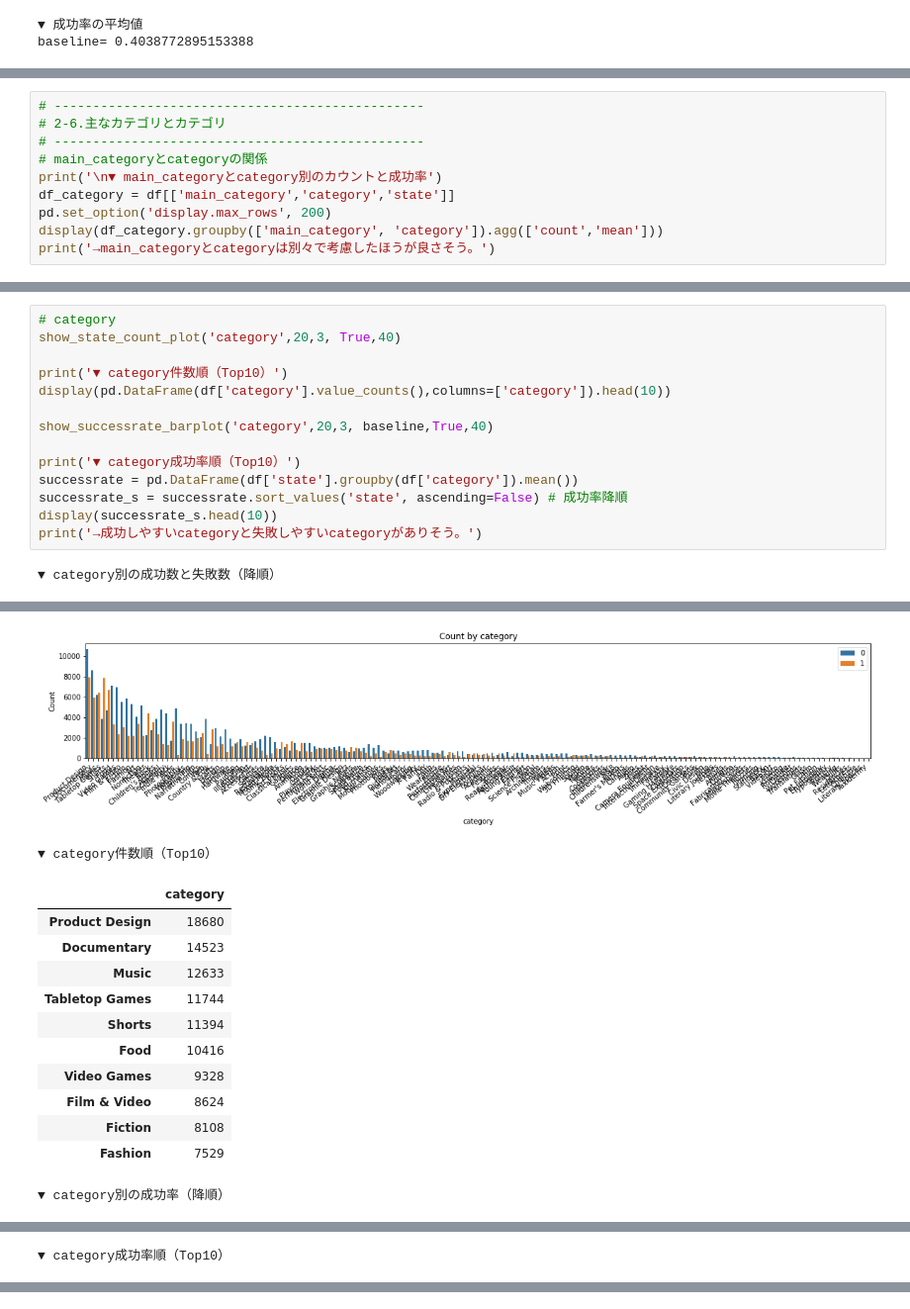
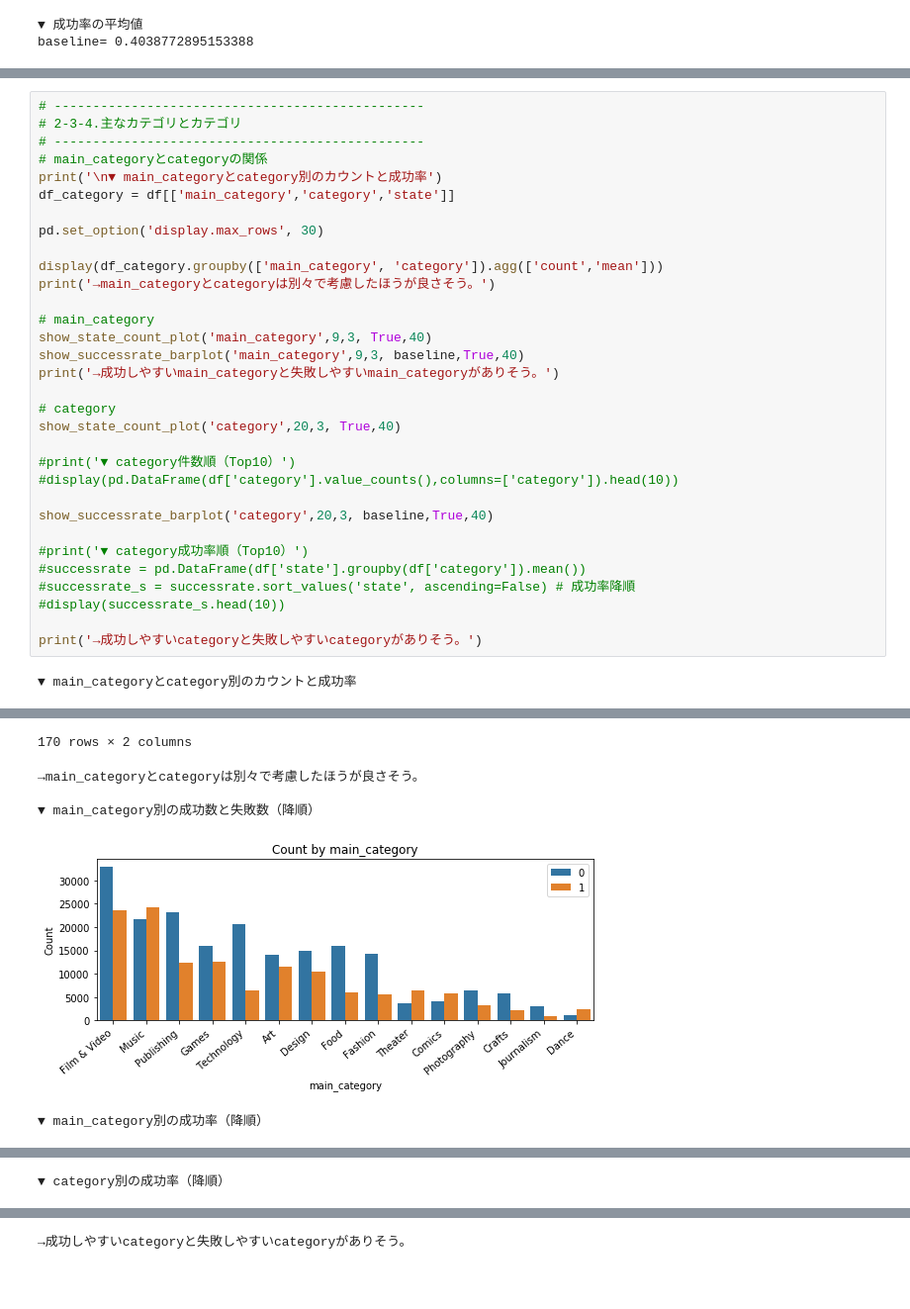
Before and after one commit to arsma12/skillupAI, a Jupyter notebook: Day1_work_長谷川雅代.ipynb, the cells around one changed output, grey strips where cells are left out. Shown at 99% size. Cells and saved outputs as stored; diff of their text form; blank space fills up the shorter version.

```diff
--- a/Day1_work_長谷川雅代.ipynb
+++ b/Day1_work_長谷川雅代.ipynb
@@ -330,13 +361,3 @@ print('→午後2,3時あたりに開始すると成功率が高まるようだ
 ▼ launched_hour別の成功率
 [figure]
 →午後2,3時あたりに開始すると成功率が高まるようだ。
-# %%
-# ------------------------------------------------
-# 2-6.主なカテゴリとカテゴリ
-# ------------------------------------------------
-# main_categoryとcategoryの関係
-print('\n▼ main_categoryとcategory別のカウントと成功率')
-df_category = df[['main_category','category','state']]
-pd.set_option('display.max_rows', 200)
-display(df_category.groupby(['main_category', 'category']).agg(['count','mean']))
-print('→main_categoryとcategoryは別々で考慮したほうが良さそう。')
@@ -376,16 +364,34 @@ print('→成功しやすいmain_categoryと失敗しやすいmain_categoryが
 # %%
+# ------------------------------------------------
+# 2-3-4.主なカテゴリとカテゴリ
+# ------------------------------------------------
+# main_categoryとcategoryの関係
+print('\n▼ main_categoryとcategory別のカウントと成功率')
+df_category = df[['main_category','category','state']]
+
+pd.set_option('display.max_rows', 30)
+
+display(df_category.groupby(['main_category', 'category']).agg(['count','mean']))
+print('→main_categoryとcategoryは別々で考慮したほうが良さそう。')
+
+# main_category
+show_state_count_plot('main_category',9,3, True,40)
+show_successrate_barplot('main_category',9,3, baseline,True,40)
+print('→成功しやすいmain_categoryと失敗しやすいmain_categoryがありそう。')
+
 # category
 show_state_count_plot('category',20,3, True,40)
 
-print('▼ category件数順（Top10）')
-display(pd.DataFrame(df['category'].value_counts(),columns=['category']).head(10))
+#print('▼ category件数順（Top10）')
+#display(pd.DataFrame(df['category'].value_counts(),columns=['category']).head(10))
 
 show_successrate_barplot('category',20,3, baseline,True,40)
 
-print('▼ category成功率順（Top10）')
-successrate = pd.DataFrame(df['state'].groupby(df['category']).mean())
-successrate_s = successrate.sort_values('state', ascending=False) # 成功率降順
-display(successrate_s.head(10))
+#print('▼ category成功率順（Top10）')
+#successrate = pd.DataFrame(df['state'].groupby(df['category']).mean())
+#successrate_s = successrate.sort_values('state', ascending=False) # 成功率降順
+#display(successrate_s.head(10))
+
 print('→成功しやすいcategoryと失敗しやすいcategoryがありそう。')
 # %% [output]
-▼ category別の成功数と失敗数（降順）
+▼ main_categoryとcategory別のカウントと成功率
@@ -392,14 +417,6 @@ print('→成功しやすいcategoryと失敗しやすいcategoryがありそう
+170 rows × 2 columns
+→main_categoryとcategoryは別々で考慮したほうが良さそう。
+
+▼ main_category別の成功数と失敗数（降順）
-[figure, old version]
+[figure, new version]
-▼ category件数順（Top10）
-|  | category |
-| Product Design | 18680 |
-| Documentary | 14523 |
-| Music | 12633 |
-| Tabletop Games | 11744 |
-| Shorts | 11394 |
-| Food | 10416 |
-| Video Games | 9328 |
-| Film & Video | 8624 |
-| Fiction | 8108 |
-| Fashion | 7529 |
-▼ category別の成功率（降順）
+▼ main_category別の成功率（降順）
@@ -407 +423,0 @@ print('→成功しやすいcategoryと失敗しやすいcategoryがありそう
-▼ category成功率順（Top10）
@@ -420,0 +428 @@ print('→成功しやすいcategoryと失敗しやすいcategoryがありそう
+▼ category別の成功率（降順）
@@ -421,2 +430,3 @@ print('→成功しやすいcategoryと失敗しやすいcategoryがありそう
+→成功しやすいcategoryと失敗しやすいcategoryがありそう。
 # %%
 # ------------------------------------------------
```
Also changed, not shown: parts of 28 cells of this notebook.
